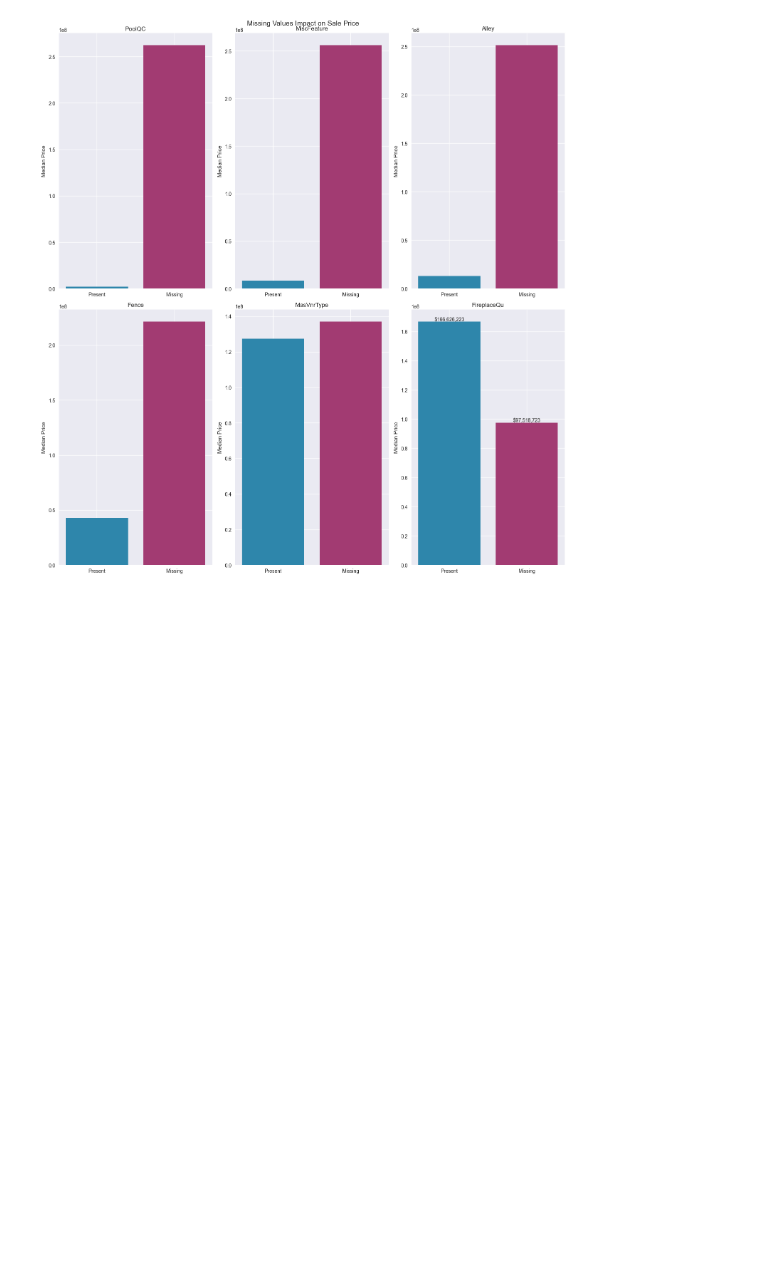
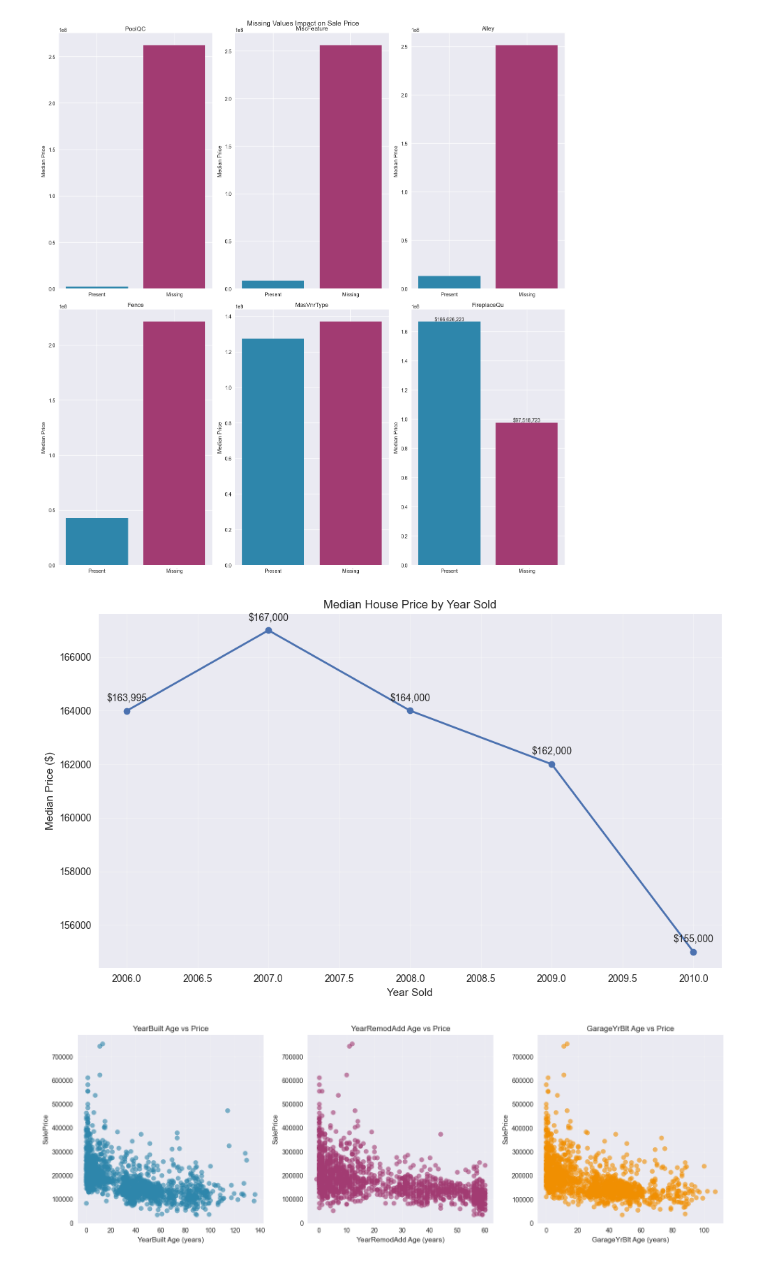
Before and after one commit to arsathits/data-analysis-with-python, a Jupyter notebook: housing_data_EDA/Housing.ipynb, the cells around one changed output. Drawn from its saved outputs; the diff is of its cells as text; code cells hidden in the pictures; blank space fills up the shorter version.

Commit message:
Add functions for temporal feature detection and analysis

```diff
--- a/housing_data_EDA/Housing.ipynb
+++ b/housing_data_EDA/Housing.ipynb
@@ -89,0 +143,15 @@ plot_missing_impact(df, features, target='SalePrice' , max_features = 6)
+# %%
+# 1. Get feature types from your dataset
+feature_types = get_feature_types(df)
+
+# 2. Extract temporal features
+temporal_features = feature_types['temporal']
+
+# 3. Call your temporal analysis function
+if temporal_features:
+    analyze_temporal_trends(df, temporal_features)
+else:
+    print("No temporal features found to analyze.")
+# %% [output]
+[figure, added]
+[figure, added]
```
Also changed, not shown: parts of 1 cell of this notebook, 2 other files.
